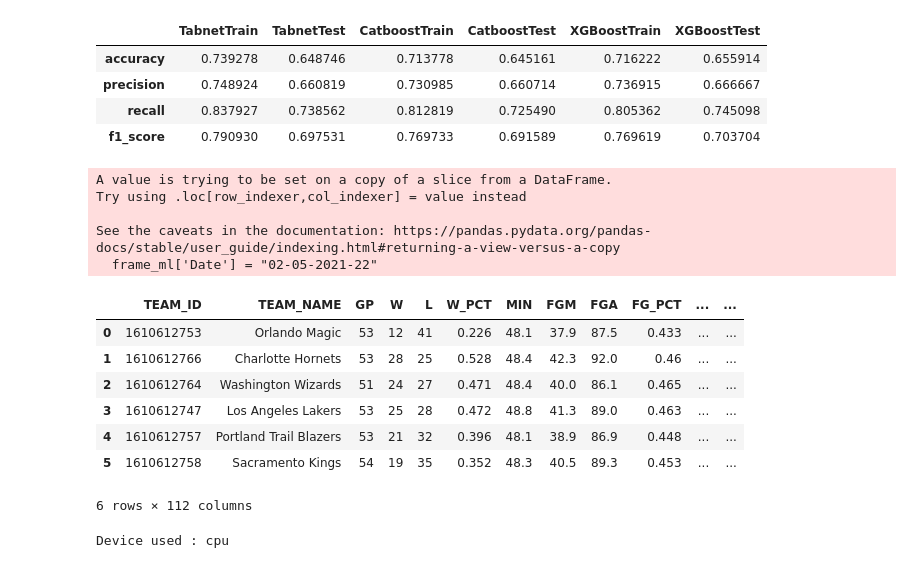
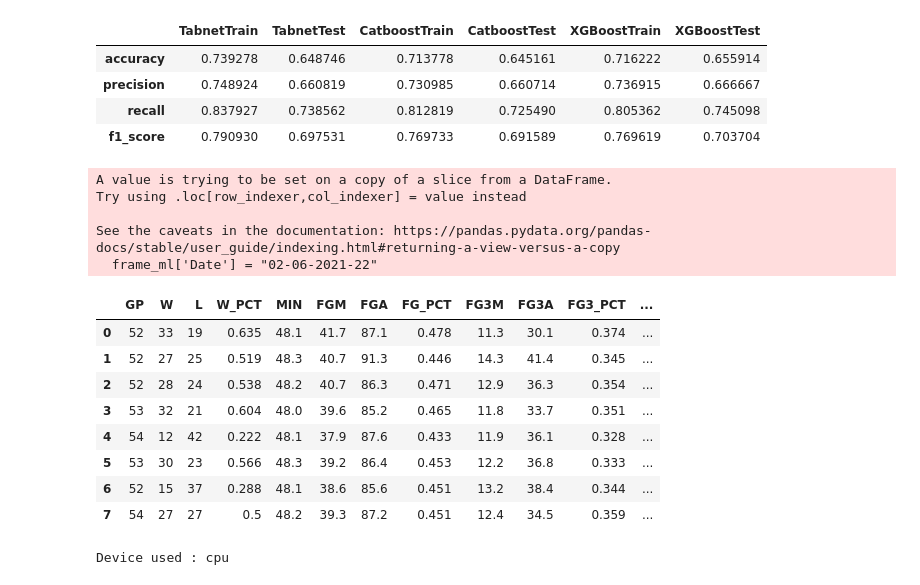
Before and after one commit to My1stK8s/skillfactoryds, a Jupyter notebook: Diplom/diplom_nba.ipynb, the cells around one changed output. Saved outputs shown, nothing was run; the diff lists cells and outputs as text; code cells hidden in the pictures.

```diff
--- a/Diplom/diplom_nba.ipynb
+++ b/Diplom/diplom_nba.ipynb
@@ -141,7 +139,7 @@ def createTodaysGames(games, df):
     games_data_frame = games_data_frame.T
 
     frame_ml = games_data_frame.drop(columns=['TEAM_ID', 'CFID', 'CFPARAMS', 'TEAM_NAME'])
-    frame_ml['Date'] = "02-05-2021-22"
+    frame_ml['Date'] = "02-06-2021-22"
     frame_ml = preproc(frame_ml)
     frame_ml.drop(columns=['Date'],inplace=True)
 
@@ -1183,18 +1181,19 @@ A value is trying to be set on a copy of a slice from a DataFrame.
 Try using .loc[row_indexer,col_indexer] = value instead
 
 See the caveats in the documentation: https://pandas.pydata.org/pandas-docs/stable/user_guide/indexing.html#returning-a-view-versus-a-copy
-  frame_ml['Date'] = "02-05-2021-22"
+  frame_ml['Date'] = "02-06-2021-22"
-# %%
-games_data_frame
-# %% [output]
-|  | TEAM_ID | TEAM_NAME | GP | W | L | W_PCT | MIN | FGM | FGA | FG_PCT | ... | ... |
-| 0 | 1610612753 | Orlando Magic | 53 | 12 | 41 | 0.226 | 48.1 | 37.9 | 87.5 | 0.433 | ... | ... |
-| 1 | 1610612766 | Charlotte Hornets | 53 | 28 | 25 | 0.528 | 48.4 | 42.3 | 92.0 | 0.46 | ... | ... |
-| 2 | 1610612764 | Washington Wizards | 51 | 24 | 27 | 0.471 | 48.4 | 40.0 | 86.1 | 0.465 | ... | ... |
-| 3 | 1610612747 | Los Angeles Lakers | 53 | 25 | 28 | 0.472 | 48.8 | 41.3 | 89.0 | 0.463 | ... | ... |
-| 4 | 1610612757 | Portland Trail Blazers | 53 | 21 | 32 | 0.396 | 48.1 | 38.9 | 86.9 | 0.448 | ... | ... |
-| 5 | 1610612758 | Sacramento Kings | 54 | 19 | 35 | 0.352 | 48.3 | 40.5 | 89.3 | 0.453 | ... | ... |
-6 rows × 112 columns
+# %%
+frame_ml
+# %% [output]
+|  | GP | W | L | W_PCT | MIN | FGM | FGA | FG_PCT | FG3M | FG3A | FG3_PCT | ... |
+| 0 | 52 | 33 | 19 | 0.635 | 48.1 | 41.7 | 87.1 | 0.478 | 11.3 | 30.1 | 0.374 | ... |
+| 1 | 52 | 27 | 25 | 0.519 | 48.3 | 40.7 | 91.3 | 0.446 | 14.3 | 41.4 | 0.345 | ... |
+| 2 | 52 | 28 | 24 | 0.538 | 48.2 | 40.7 | 86.3 | 0.471 | 12.9 | 36.3 | 0.354 | ... |
+| 3 | 53 | 32 | 21 | 0.604 | 48.0 | 39.6 | 85.2 | 0.465 | 11.8 | 33.7 | 0.351 | ... |
+| 4 | 54 | 12 | 42 | 0.222 | 48.1 | 37.9 | 87.6 | 0.433 | 11.9 | 36.1 | 0.328 | ... |
+| 5 | 53 | 30 | 23 | 0.566 | 48.3 | 39.2 | 86.4 | 0.453 | 12.2 | 36.8 | 0.333 | ... |
+| 6 | 52 | 15 | 37 | 0.288 | 48.1 | 38.6 | 85.6 | 0.451 | 13.2 | 38.4 | 0.344 | ... |
+| 7 | 54 | 27 | 27 | 0.5 | 48.2 | 39.3 | 87.2 | 0.451 | 12.4 | 34.5 | 0.359 | ... |
 # %%
 Tabnet = TabNetClassifier()
 Tabnet.load_model('tabnet.zip')
```
Also changed, not shown: parts of 14 cells of this notebook.
